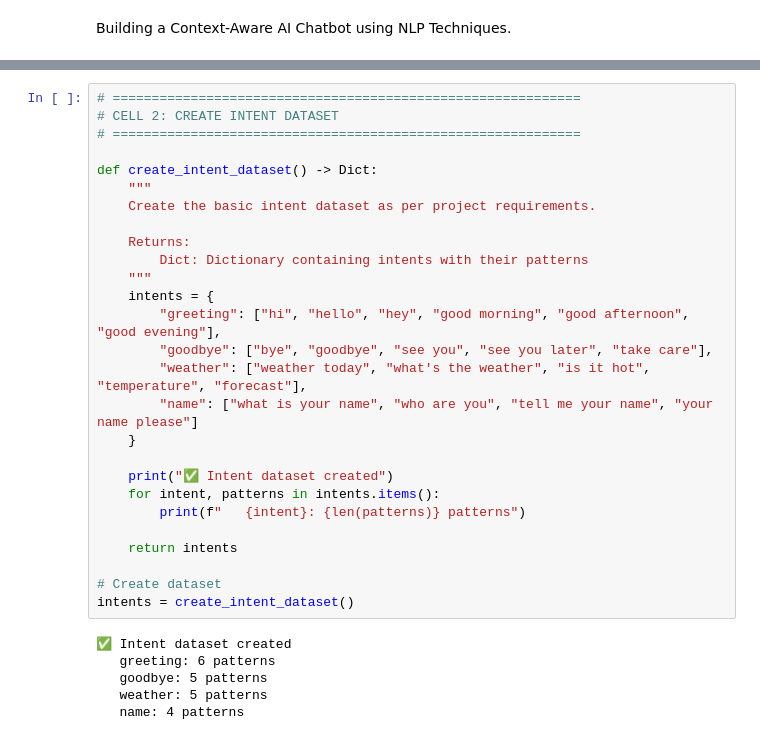
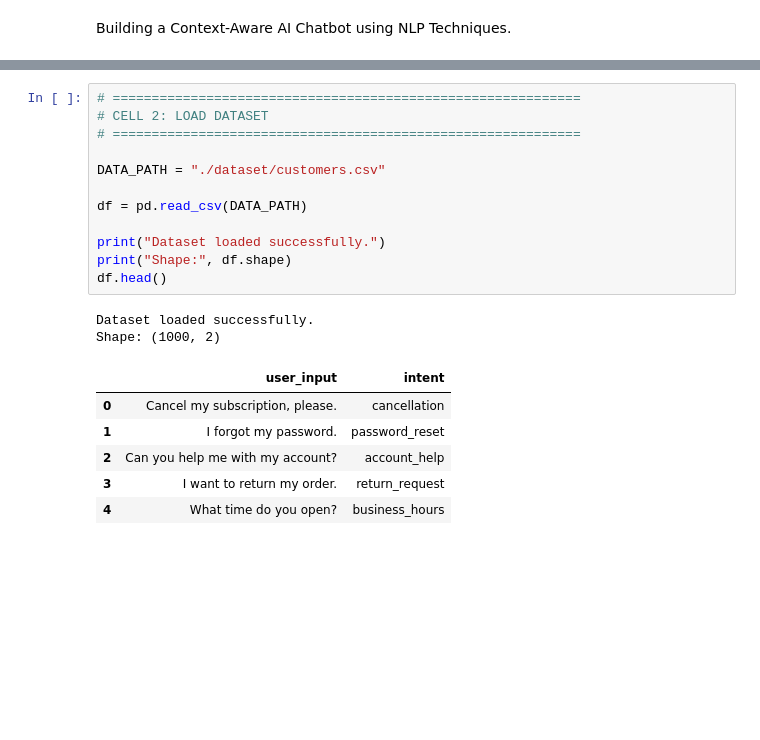
Before and after one commit to isaifullah/Intern_at_Hasnain_Karimain_Software_House, a Jupyter notebook: 13_AI_chatbot/chatbot.ipynb, the cells around one changed output, grey strips where cells are left out. Cells and saved outputs as stored; diff of their text form; blank space fills up the shorter version.

```diff
--- a/13_AI_chatbot/chatbot.ipynb
+++ b/13_AI_chatbot/chatbot.ipynb
@@ -55,35 +22,23 @@ print("✅ All libraries imported successfully!")
 # %%
 # ============================================================
-# CELL 2: CREATE INTENT DATASET
+# CELL 2: LOAD DATASET
 # ============================================================
 
-def create_intent_dataset() -> Dict:
-    """
-    Create the basic intent dataset as per project requirements.
+DATA_PATH = "./dataset/customers.csv"
 
-    Returns:
-        Dict: Dictionary containing intents with their patterns
-    """
-    intents = {
-        "greeting": ["hi", "hello", "hey", "good morning", "good afternoon", "good evening"],
-        "goodbye": ["bye", "goodbye", "see you", "see you later", "take care"],
-        "weather": ["weather today", "what's the weather", "is it hot", "temperature", "forecast"],
-        "name": ["what is your name", "who are you", "tell me your name", "your name please"]
-    }
+df = pd.read_csv(DATA_PATH)
 
-    print("✅ Intent dataset created")
-    for intent, patterns in intents.items():
-        print(f"   {intent}: {len(patterns)} patterns")
-
-    return intents
-
-# Create dataset
-intents = create_intent_dataset()
+print("Dataset loaded successfully.")
+print("Shape:", df.shape)
+df.head()
 # %% [output]
-✅ Intent dataset created
-   greeting: 6 patterns
-   goodbye: 5 patterns
-   weather: 5 patterns
-   name: 4 patterns
+Dataset loaded successfully.
+Shape: (1000, 2)
+|  | user_input | intent |
+| 0 | Cancel my subscription, please. | cancellation |
+| 1 | I forgot my password. | password_reset |
+| 2 | Can you help me with my account? | account_help |
+| 3 | I want to return my order. | return_request |
+| 4 | What time do you open? | business_hours |
 # %%
 # ============================================================
```
Also changed, not shown: parts of 18 cells of this notebook, 10 other files.
